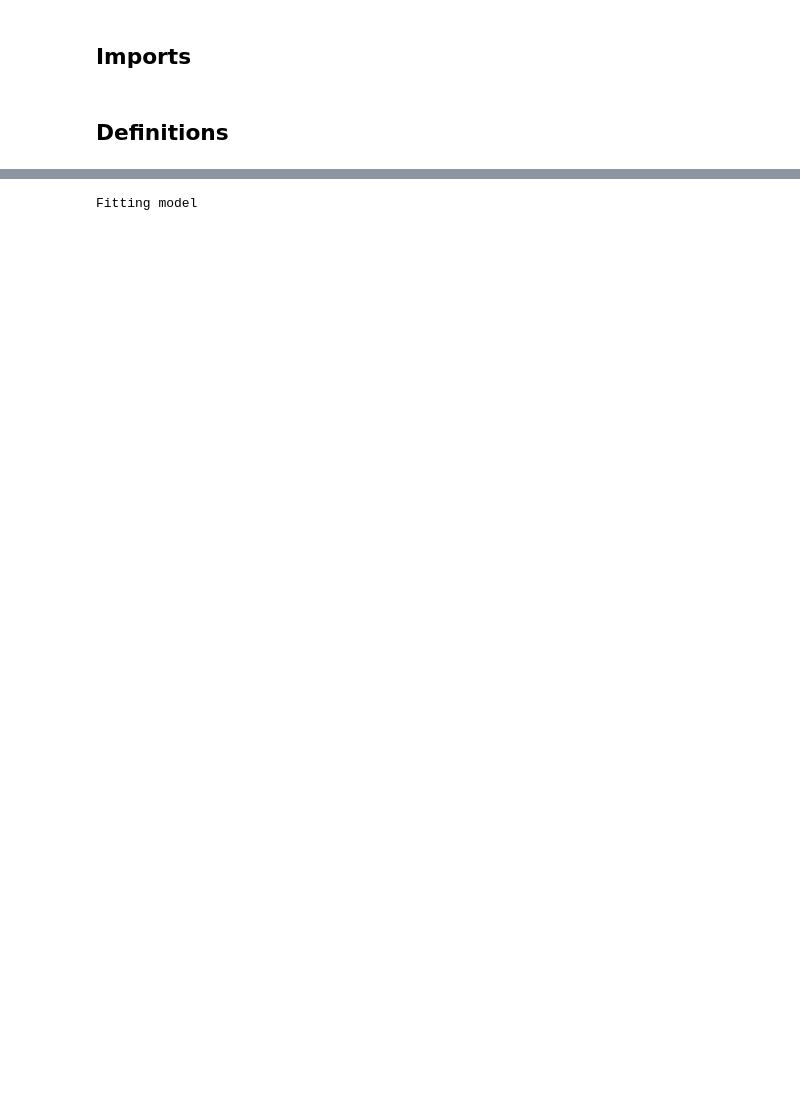
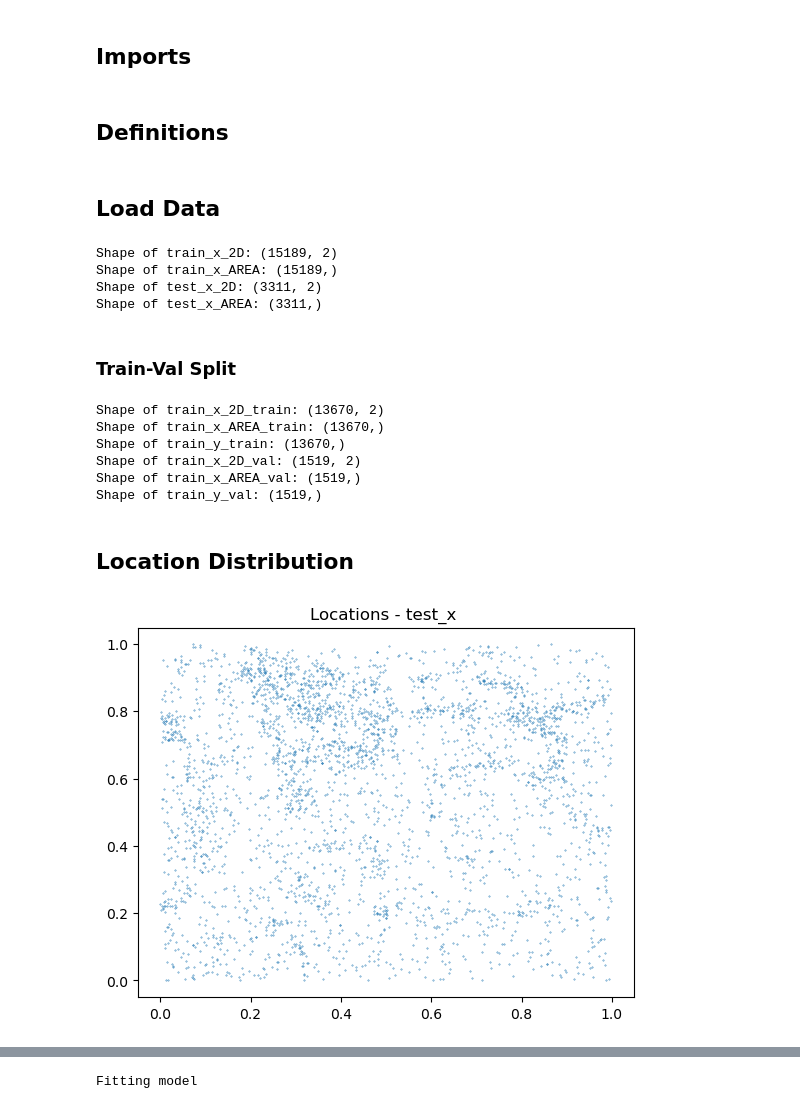
Before and after one commit to WatchmeDoc/PAI-2023, a Jupyter notebook: task01/solution.ipynb, the cells around one changed output, grey strips where cells are left out. Saved outputs shown, nothing was run; the diff lists cells and outputs as text; code cells hidden in the pictures; blank space fills up the shorter version.

```diff
--- a/task01/solution.ipynb
+++ b/task01/solution.ipynb
@@ -177,15 +253,63 @@ def extract_city_area_information(train_x: np.ndarray, test_x: np.ndarray) -> ty
     :return: Tuple of (training features' 2D coordinates, training features' city_area information,
         test features' 2D coordinates, test features' city_area information)
     """
-    train_x_2D = np.zeros((train_x.shape[0], 2), dtype=float)
-    train_x_AREA = np.zeros((train_x.shape[0],), dtype=bool)
-    test_x_2D = np.zeros((test_x.shape[0], 2), dtype=float)
-    test_x_AREA = np.zeros((test_x.shape[0],), dtype=bool)
 
     #TODO: Extract the city_area information from the training and test features
+    train_x_2D = np.array(train_x[:, :2], dtype=float)
+    train_x_AREA = np.array(train_x[:, 2], dtype=bool)
+    test_x_2D = np.array(test_x[:, :2], dtype=float)
+    test_x_AREA = np.array(test_x[:, 2], dtype=bool)
 
     assert train_x_2D.shape[0] == train_x_AREA.shape[0] and test_x_2D.shape[0] == test_x_AREA.shape[0]
     assert train_x_2D.shape[1] == 2 and test_x_2D.shape[1] == 2
     assert train_x_AREA.ndim == 1 and test_x_AREA.ndim == 1
 
     return train_x_2D, train_x_AREA, test_x_2D, test_x_AREA
+# %% [markdown]
+## Load Data
+# %%
+train_x = np.loadtxt('train_x.csv', delimiter=',', skiprows=1)
+train_y = np.loadtxt('train_y.csv', delimiter=',', skiprows=1)
+test_x = np.loadtxt('test_x.csv', delimiter=',', skiprows=1)
+
+train_x_2D, train_x_AREA, test_x_2D, test_x_AREA = extract_city_area_information(train_x, test_x)
+
+if DEBUG:
+    print(f"Shape of train_x_2D: {train_x_2D.shape}")
+    print(f"Shape of train_x_AREA: {train_x_AREA.shape}")
+    print(f"Shape of test_x_2D: {test_x_2D.shape}")
+    print(f"Shape of test_x_AREA: {test_x_AREA.shape}")
+# %% [output]
+Shape of train_x_2D: (15189, 2)
+Shape of train_x_AREA: (15189,)
+Shape of test_x_2D: (3311, 2)
+Shape of test_x_AREA: (3311,)
+# %% [markdown]
+### Train-Val Split
+# %%
+train_x_2D_train, train_x_2D_val, train_x_AREA_train, train_x_AREA_val, train_y_train, train_y_val = train_test_split(
+    train_x_2D, train_x_AREA, train_y, test_size=0.1, random_state=69
+)
+
+if DEBUG:
+    print(f"Shape of train_x_2D_train: {train_x_2D_train.shape}")
+    print(f"Shape of train_x_AREA_train: {train_x_AREA_train.shape}")
+    print(f"Shape of train_y_train: {train_y_train.shape}")
+    print(f"Shape of train_x_2D_val: {train_x_2D_val.shape}")
+    print(f"Shape of train_x_AREA_val: {train_x_AREA_val.shape}")
+    print(f"Shape of train_y_val: {train_y_val.shape}")
+# %% [output]
+Shape of train_x_2D_train: (13670, 2)
+Shape of train_x_AREA_train: (13670,)
+Shape of train_y_train: (13670,)
+Shape of train_x_2D_val: (1519, 2)
+Shape of train_x_AREA_val: (1519,)
+Shape of train_y_val: (1519,)
+# %% [markdown]
+## Location Distribution
+# %%
+plt.scatter(*test_x_2D.T, s=0.1)
+plt.title('Locations - test_x ')
+plt.show()
+# %% [output]
+[figure, added]
```
Also changed, not shown: parts of 34 cells of this notebook, 1 other file.
